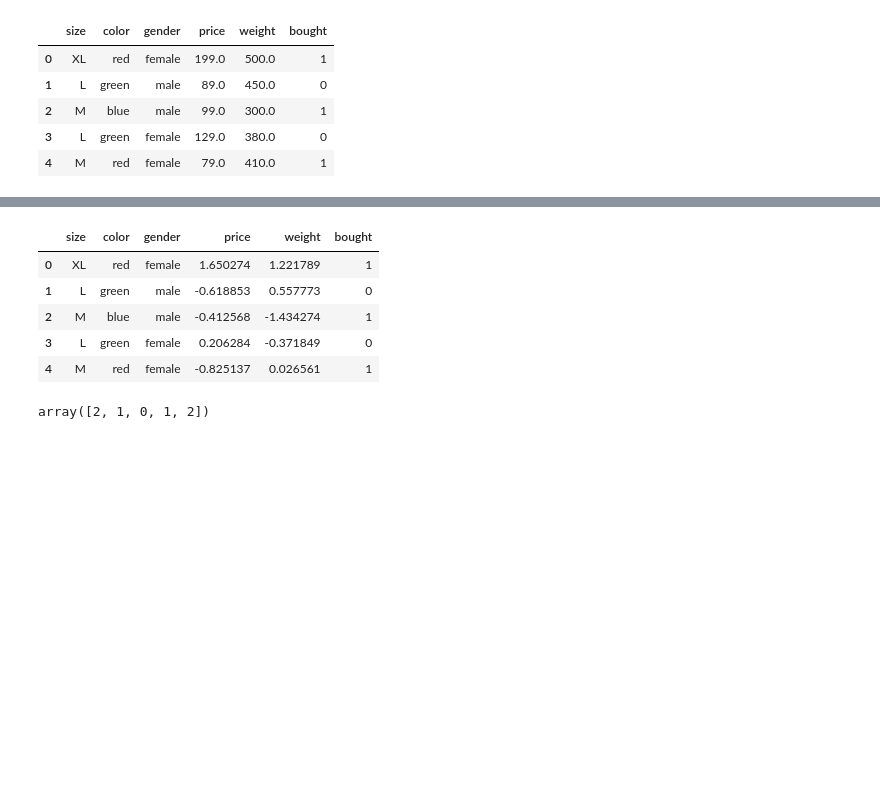
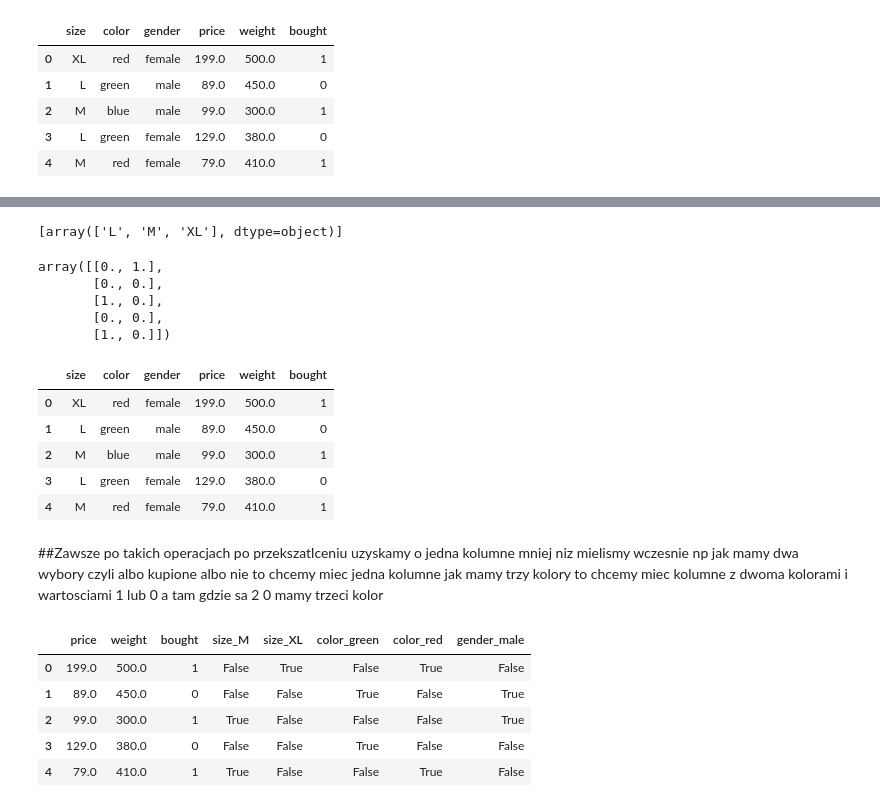
Before and after one commit to DawidSzoka1/Machine-Learning, a Jupyter notebook: data_preparation.ipynb, the cells around one changed output, grey strips where cells are left out. Cells and saved outputs as stored; diff of their text form; code cells hidden in the pictures; blank space fills up the shorter version.

```diff
--- a/data_preparation.ipynb
+++ b/data_preparation.ipynb
@@ -127,6 +127,3 @@ df
 | 2 | M | blue | male | 99.0 | 300.0 | 1 |
 | 3 | L | green | female | 129.0 | 380.0 | 0 |
 | 4 | M | red | female | 79.0 | 410.0 | 1 |
-# %%
-df['weight'] = (df['weight'] - df['weight'].mean())/ df['weight'].std()
-df['price'] = (df['price'] - df['price'].mean())/ df['price'].std()
@@ -133,13 +153,34 @@ df['price'] = (df['price'] - df['price'].mean())/ df['price'].std()
+# %%
+encoder.categories_
+# %% [output]
+[array(['L', 'M', 'XL'], dtype=object)]
+# %%
+encoder = OneHotEncoder(drop='first', sparse_output=False)
+encoder.fit(df[['size']])
+encoder.transform(df[['size']])
+# %% [output]
+array([[0., 1.],
+       [0., 0.],
+       [1., 0.],
+       [0., 0.],
+       [1., 0.]])
 # %%
 df
 # %% [output]
 |  | size | color | gender | price | weight | bought |
-| 0 | XL | red | female | 1.650274 | 1.221789 | 1 |
-| 1 | L | green | male | -0.618853 | 0.557773 | 0 |
-| 2 | M | blue | male | -0.412568 | -1.434274 | 1 |
-| 3 | L | green | female | 0.206284 | -0.371849 | 0 |
-| 4 | M | red | female | -0.825137 | 0.026561 | 1 |
+| 0 | XL | red | female | 199.0 | 500.0 | 1 |
+| 1 | L | green | male | 89.0 | 450.0 | 0 |
+| 2 | M | blue | male | 99.0 | 300.0 | 1 |
+| 3 | L | green | female | 129.0 | 380.0 | 0 |
+| 4 | M | red | female | 79.0 | 410.0 | 1 |
-# %%
-le.fit_transform(df['color'])
-# %% [output]
-array([2, 1, 0, 1, 2])
+# %% [markdown]
+##Zawsze po takich operacjach po przekszatlceniu uzyskamy o jedna kolumne mniej niz mielismy wczesnie np jak mamy dwa wybory czyli albo kupione albo nie to chcemy miec jedna kolumne jak mamy trzy kolory to chcemy miec kolumne z dwoma kolorami i wartosciami 1 lub 0 a tam gdzie sa 2 0 mamy trzeci kolor
+# %%
+pd.get_dummies(df, drop_first=True)
+# %% [output]
+|  | price | weight | bought | size_M | size_XL | color_green | color_red | gender_male |
+| 0 | 199.0 | 500.0 | 1 | False | True | False | True | False |
+| 1 | 89.0 | 450.0 | 0 | False | False | True | False | True |
+| 2 | 99.0 | 300.0 | 1 | True | False | False | False | True |
+| 3 | 129.0 | 380.0 | 0 | False | False | True | False | False |
+| 4 | 79.0 | 410.0 | 1 | True | False | False | True | False |
```
Also changed, not shown: parts of 16 cells of this notebook.
